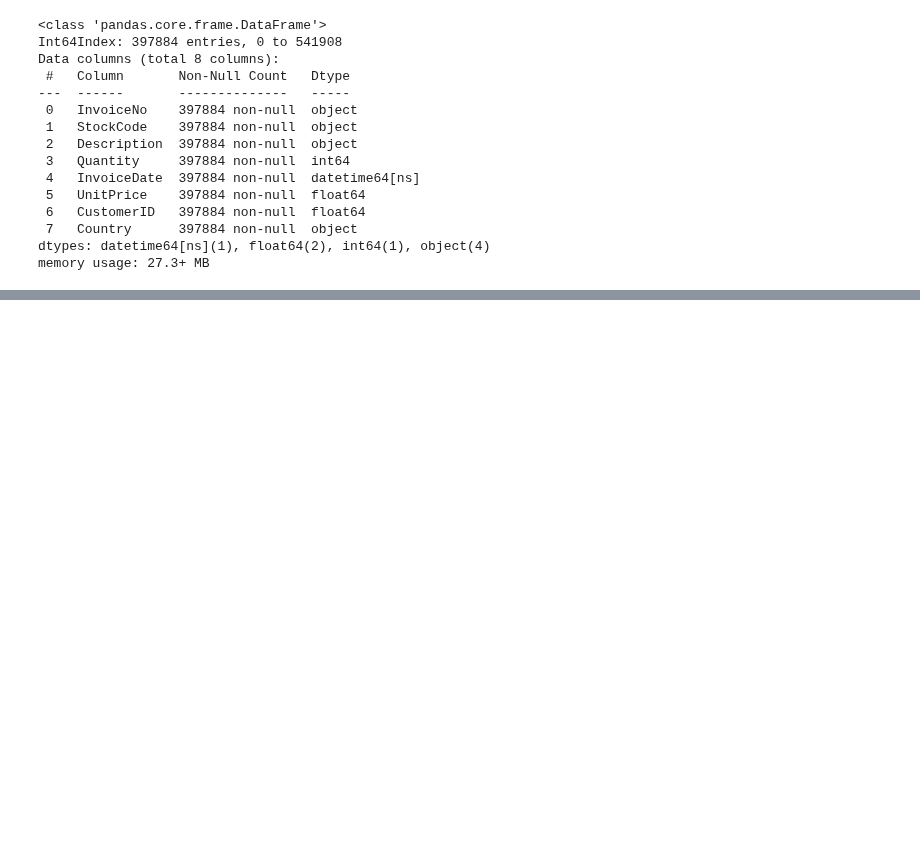
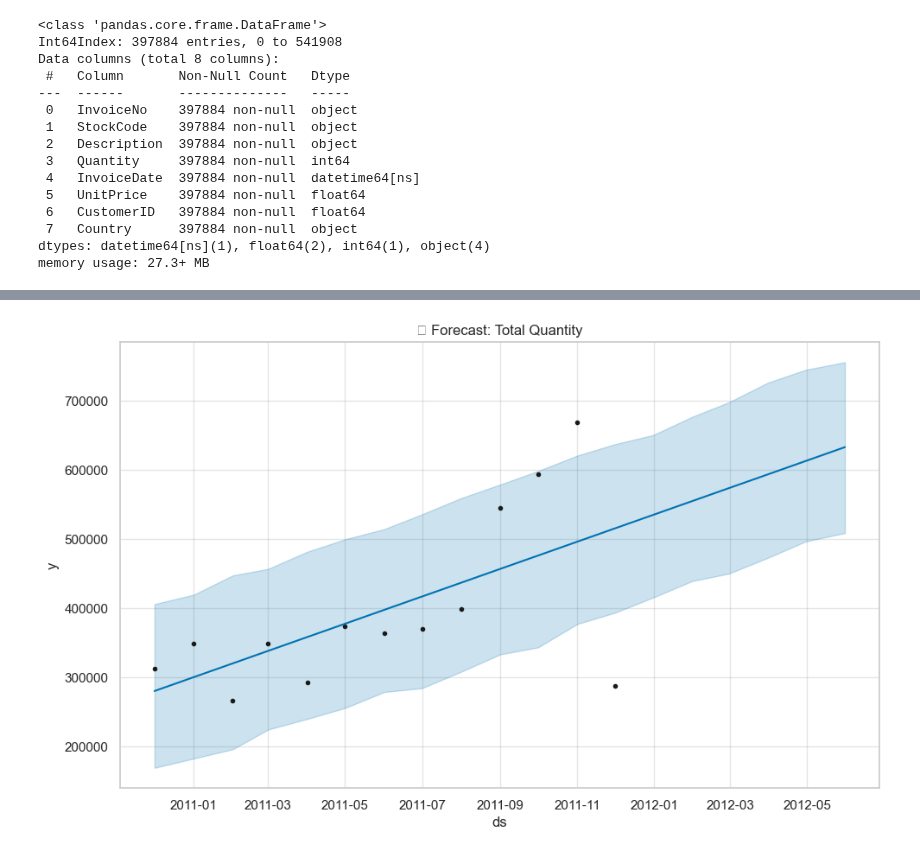
Before and after one commit to SachinthyaCodes/ecommerce-kpi-forecasting, a Jupyter notebook: notebooks/01_data_cleaning_eda.ipynb, the cells around one changed output, grey strips where cells are left out. Saved outputs shown, nothing was run; the diff lists cells and outputs as text; code cells hidden in the pictures; blank space fills up the shorter version.

```diff
--- a/notebooks/01_data_cleaning_eda.ipynb
+++ b/notebooks/01_data_cleaning_eda.ipynb
@@ -152,0 +257,23 @@ df.head()
+# %%
+
+from prophet import Prophet
+
+# Prepare data
+quantity_df = monthly_kpis[['Month', 'TotalQuantity']].rename(columns={
+    'Month': 'ds',
+    'TotalQuantity': 'y'
+})
+
+# Fit model
+quantity_model = Prophet()
+quantity_model.fit(quantity_df)
+
+# Forecast
+quantity_future = quantity_model.make_future_dataframe(periods=6, freq='M')
+quantity_forecast = quantity_model.predict(quantity_future)
+
+# Plot
+quantity_model.plot(quantity_forecast)
+plt.title(" Forecast: Total Quantity")
+plt.show()
+# %% [output]
@@ -152,0 +282 @@ df.head()
+[figure, added]
```
Also changed, not shown: parts of 19 cells of this notebook, 5 other files.
